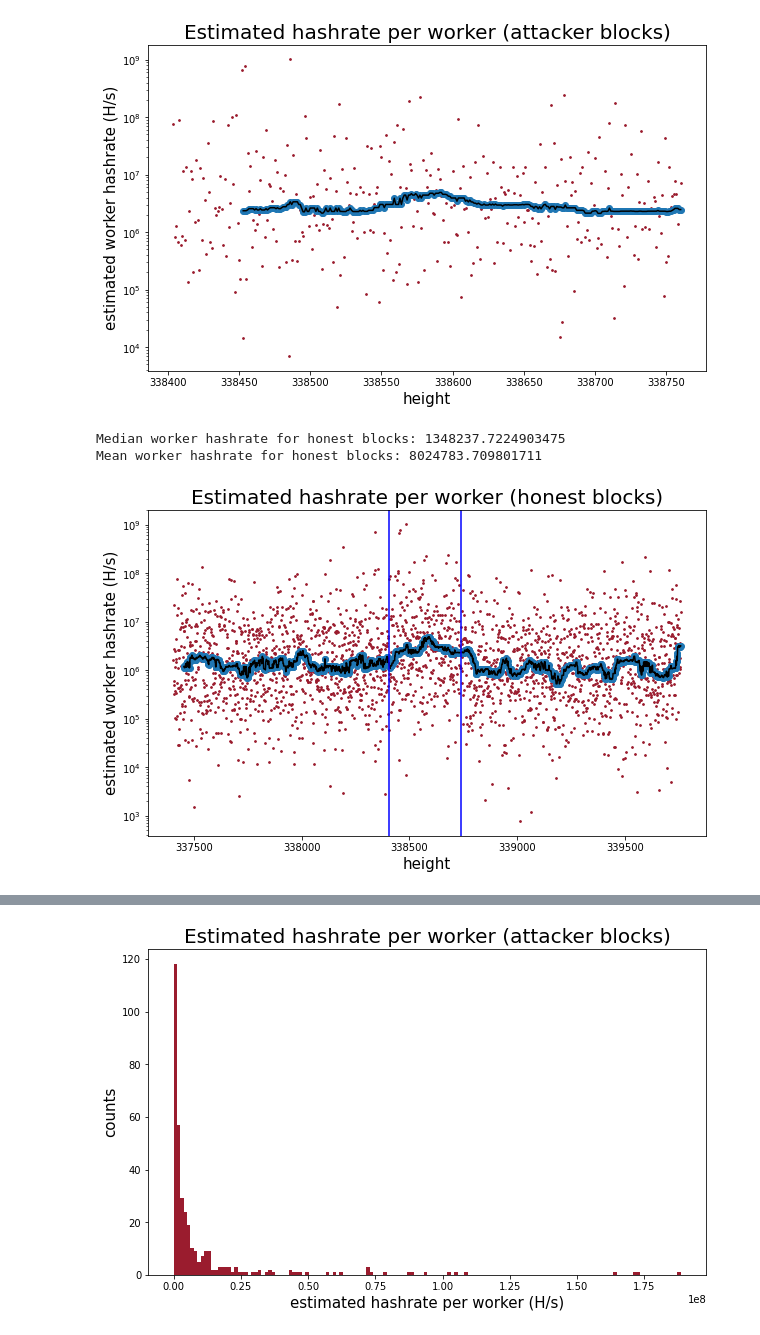
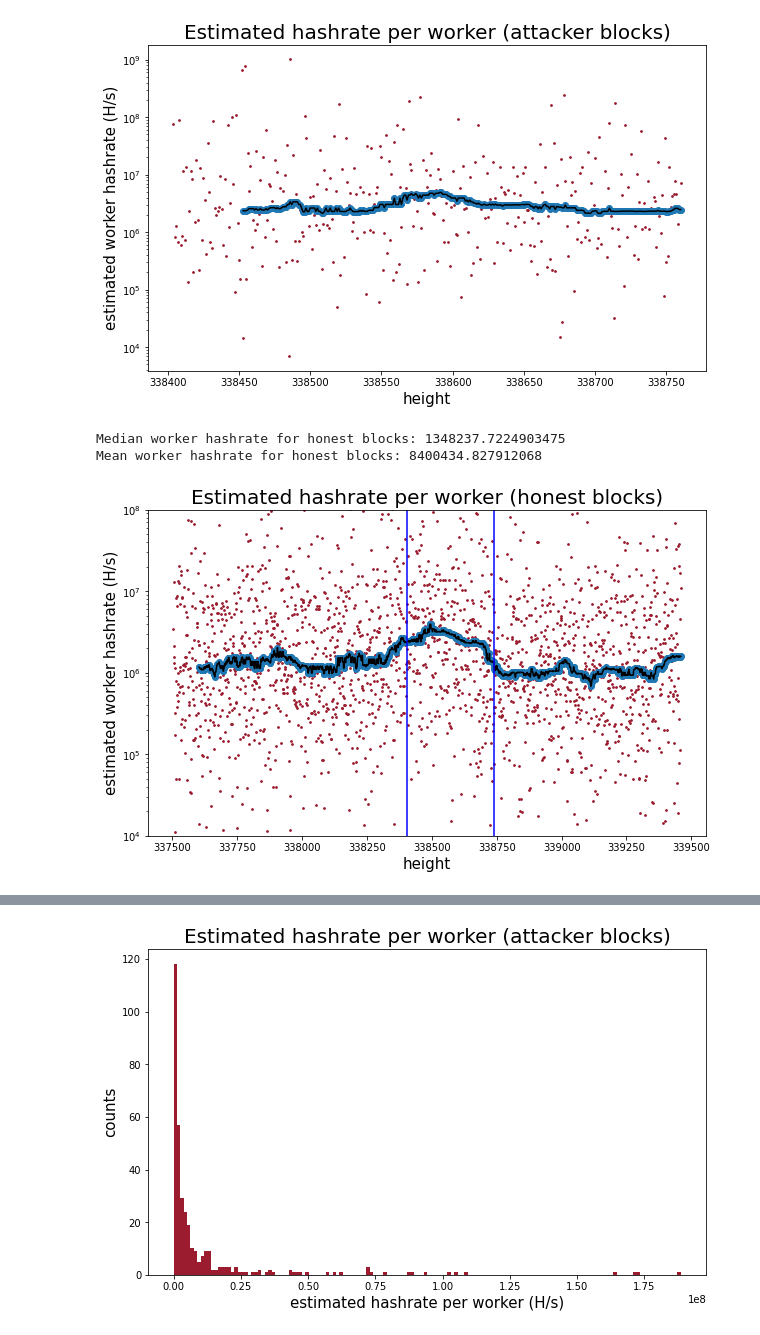
Before and after one commit to Mitchellpkt/firo-forensics, a Jupyter notebook: analysis/jupyter-python-firo-forensics.ipynb, the cells around one changed output, grey strips where cells are left out. Cells and saved outputs as stored; diff of their text form; code cells hidden in the pictures.

```diff
--- a/analysis/jupyter-python-firo-forensics.ipynb
+++ b/analysis/jupyter-python-firo-forensics.ipynb
@@ -266,21 +266,22 @@ Median worker hashrate for attack blocks: 2669546.427184466
 Mean worker hashrate for attack blocks: 19050077.994437695
 [figure]
 # %%
-height_window_width = 1000
+rolling_average_width = 100
+height_window_width = 800
 honest_heights = list(set(range(338403-height_window_width, 338760+height_window_width)) - set(others_heights))
 honest_blocks_df = pd.DataFrame()
 for height_index in range(len(honest_heights)):
     thisHeight = honest_heights[height_index]
     honest_blocks_df = honest_blocks_df.append(active_blocks[active_blocks['height'] == thisHeight])
 honest_blocks_df['discovery_time'] = honest_blocks_df['time'].diff()
 honest_blocks_df['estimated_hashes_per_sec'] = honest_blocks_df['nonce']  / honest_blocks_df['discovery_time']
-isli.scatter(honest_blocks_df['height'][1::], honest_blocks_df['estimated_hashes_per_sec'][1::], xlabel='height', ylabel='estimated worker hashrate (H/s)', markercolor=firo_red_array, figsize=(10,6), title='Estimated hashrate per worker (honest blocks)', yscale='log', rollingMedianBinWidth=50)
+isli.scatter(honest_blocks_df['height'][1::]-rolling_average_width, honest_blocks_df['estimated_hashes_per_sec'][1::], rollingMedianBinWidth=rolling_average_width, xlabel='height', ylabel='estimated worker hashrate (H/s)', markercolor=firo_red_array, figsize=(10,6), title='Estimated hashrate per worker (honest blocks)', yscale='log', ylim=(1e4, 1e8))
 plt.axvline(x=first_attack_block, color='b')
 plt.axvline(x=last_attack_block, color='b');
 np.nanmedian(honest_blocks_df['estimated_hashes_per_sec'])
 print('Median worker hashrate for honest blocks: ' + str(np.nanmedian(honest_blocks_df['estimated_hashes_per_sec'])))
 print('Mean worker hashrate for honest blocks: ' + str(np.nanmean(honest_blocks_df['estimated_hashes_per_sec'])))
 # %% [output]
 Median worker hashrate for honest blocks: 1348237.7224903475
-Mean worker hashrate for honest blocks: 8024783.709801711
+Mean worker hashrate for honest blocks: 8400434.827912068
-[figure, old version]
+[figure, new version]
```
Also changed, not shown: parts of 1 cell of this notebook.
